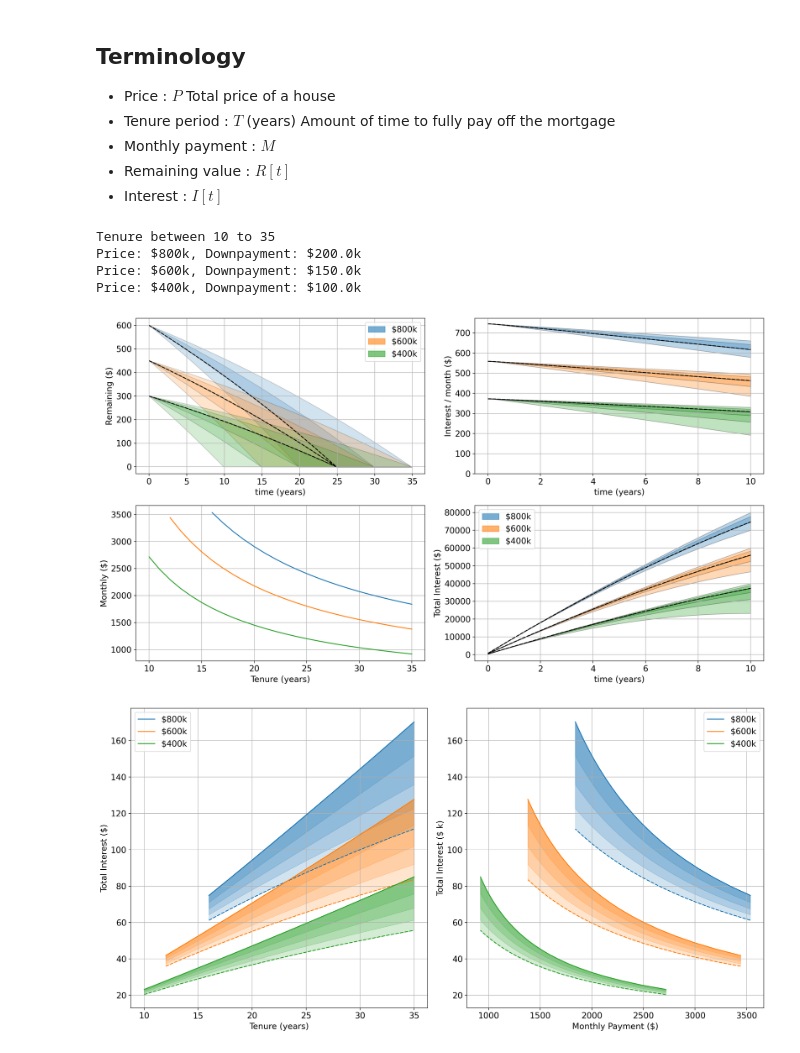
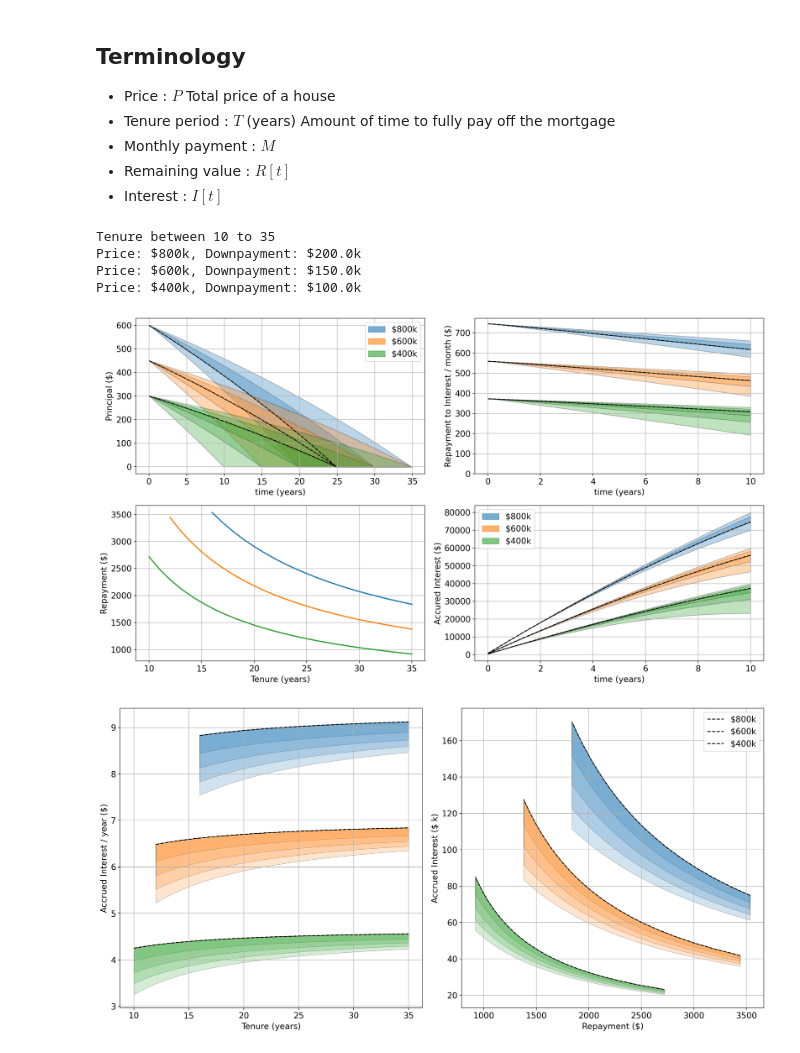
Before and after one commit to andrelimzs/mortgage-visualization, a Jupyter notebook: explore-mortgage.ipynb, the cells around one changed output. Saved outputs shown, nothing was run; the diff lists cells and outputs as text; code cells hidden in the pictures.

Commit message:
Change accrued to tenure plot from full duration to variable duration
Previous plot assumes that you will stay for the entire tenure period. It is more likely to sell the house after 3-7 years.

```diff
--- a/explore-mortgage.ipynb
+++ b/explore-mortgage.ipynb
@@ -218,16 +221,16 @@ for i,R in enumerate(remaining):
             continue
 
         ax[0].fill_between(t, R[:,j], R_nominal,
-                           color=cmap[i], alpha=0.2, edgecolor='k')
+                           color=cmap[i], alpha=0.3, edgecolor='k')
 
-ax[0].set_ylabel('Remaining ($)')
+ax[0].set_ylabel('Principal ($)')
 ax[0].set_xlabel('time (years)')
 
 # =========================== Monthly vs Tenure ===========================
 for i,m in enumerate(monthly_required):
-    ax[1].plot(m[:,0], m[:,1] * 1000)
+    ax[1].plot(m[:,0], m[:,1] * 1000, linewidth=2)
 
-ax[1].set_ylabel('Monthly ($)')
+ax[1].set_ylabel('Repayment ($)')
 ax[1].set_xlabel('Tenure (years)')
 
 # =========================== Precentile Fill for Interest paid after N years ===========================
@@ -258,8 +261,8 @@ for i,I in enumerate(interest):
         ax[3].fill_between(tShort, I_total[tIndex], I_nominal[tIndex],
                            color=cmap[i], alpha=0.3, edgecolor='k')
 
-ax[2].set_ylabel('Interest / month ($)')
-ax[3].set_ylabel('Total Interest ($)')
+ax[2].set_ylabel('Repayment to Interest / month ($)')
+ax[3].set_ylabel('Accrued Interest ($)')
 ax[2].set_xlabel('time (years)')
 ax[3].set_xlabel('time (years)')
 ax[2].set_ylim(0)
@@ -279,53 +282,75 @@ Tenure between 10 to 35
 Price: $800k, Downpayment: $200.0k
 Price: $600k, Downpayment: $150.0k
 Price: $400k, Downpayment: $100.0k
-[figure, old version]
+[figure, new version]
 # %%
 _, axes = plt.subplots(1,2, figsize=(16,8), dpi=200)
 ax = axes.flatten()
 
-# =========================== Interest vs Tenure ===========================
-for i, (IvT, IvT_infl) in enumerate(zip(interest_vs_tenure, interest_vs_tenure_infl)):
-    # Fill_between 0% and 4%
-    ax[0].plot(IvT[:,0], IvT[:,1],
-               color=cmap[i],
-               label=f'${labels[i]}k')
+# # =================== Interest vs Tenure (Assume full duration) ===================
+# for i, (IvT, IvT_infl) in enumerate(zip(interest_vs_tenure, interest_vs_tenure_infl)):
+#     # Fill_between 0% and 4%
+#     ax[0].plot(IvT[:,0], IvT[:,1],
+#                color=cmap[i],
+#                label=f'${labels[i]}k')
 
-    ax[0].plot(IvT[:,0], IvT_infl[:,1,-1], '--',
-               color=cmap[i],
-               label='_nolegend_')
+#     ax[0].plot(IvT[:,0], IvT_infl[:,1,-1], '--',
+#                color=cmap[i],
+#                label='_nolegend_')
 
-    for j in range(IvT_infl.shape[2]):
-        ax[0].fill_between(IvT[:,0], IvT[:,1], IvT_infl[:,1,j],
-                           color=cmap[i], alpha=0.2,
+#     for j in range(IvT_infl.shape[2]):
+#         ax[0].fill_between(IvT[:,0], IvT[:,1], IvT_infl[:,1,j],
+#                            color=cmap[i], alpha=0.2, edgecolor='k',
+#                            label='_nolegend_')
+
+# ax[0].legend()
+# ax[0].set_ylabel('accrued Interest ($)')
+# ax[0].set_xlabel('Tenure (years)')
+
+# =================== Interest vs Tenure (For variable duration) ===================
+total_accrued_interest = []
+for i, I in enumerate(interest):
+    total_accrued_interest.append( np.cumsum(I, axis=0) )
+
+years_nominal = 2
+max_tenure = 6
+t = np.array(tenure_range)
+for i, accrued in enumerate(total_accrued_interest):
+    # if i != 2: continue
+
+    ax[0].plot(t, accrued[12*years_nominal,:] / years_nominal, 'k--')
+    for k, years in enumerate(range(2, max_tenure+1)):
+        j = 12 * years
+        ax[0].fill_between(t, accrued[j,:] / years,
+                           accrued[12*years_nominal,:] / years_nominal,
+                           color=cmap[i], alpha=0.2, edgecolor='k',
                            label='_nolegend_')
 
-ax[0].legend()
-ax[0].set_ylabel('Total Interest ($)')
+ax[3].legend(handles=patch, loc='upper left')
+ax[0].set_ylabel('Accrued Interest / year ($)')
 ax[0].set_xlabel('Tenure (years)')
 
 # =========================== Monthly vs Total Interest ===========================
 for i,_ in enumerate(interest_vs_tenure):
     IvT = interest_vs_tenure[i]
     IvT_infl = interest_vs_tenure_infl[i]
     m = monthly_required[i] * 1000
 
     # Fill between 0% and 4% inflation
-    ax[1].plot(m[:,1], IvT[:,1],
-               color=cmap[i], label=f'${labels[i]}k')
-    ax[1].plot(m[:,1], IvT_infl[:,1,-1], '--',
-               color=cmap[i], label='_nolegend_')
+    ax[1].plot(m[:,1], IvT[:,1], 'k--',
+               label=f'${labels[i]}k')
 
     for j in range(IvT_infl.shape[2]):
         ax[1].fill_between(m[:,1], IvT[:,1], IvT_infl[:,1,j],
-                           color=cmap[i], alpha=0.2, label='_nolegend_')
+                           color=cmap[i], alpha=0.2, edgecolor='k',
+                           label='_nolegend_')
 
 ax[1].legend()
-ax[1].set_ylabel('Total Interest ($ k)')
-ax[1].set_xlabel('Monthly Payment ($)')
+ax[1].set_ylabel('Accrued Interest ($ k)')
+ax[1].set_xlabel('Repayment ($)')
 
 _ = [ a.grid() for a in ax.flatten()  ]
 plt.tight_layout()
 plt.savefig('./docs/plots/overview2.jpg')
 # %% [output]
-[figure, old version]
+[figure, new version]
```
Also changed, not shown: parts of 1 cell of this notebook, 3 other files.
